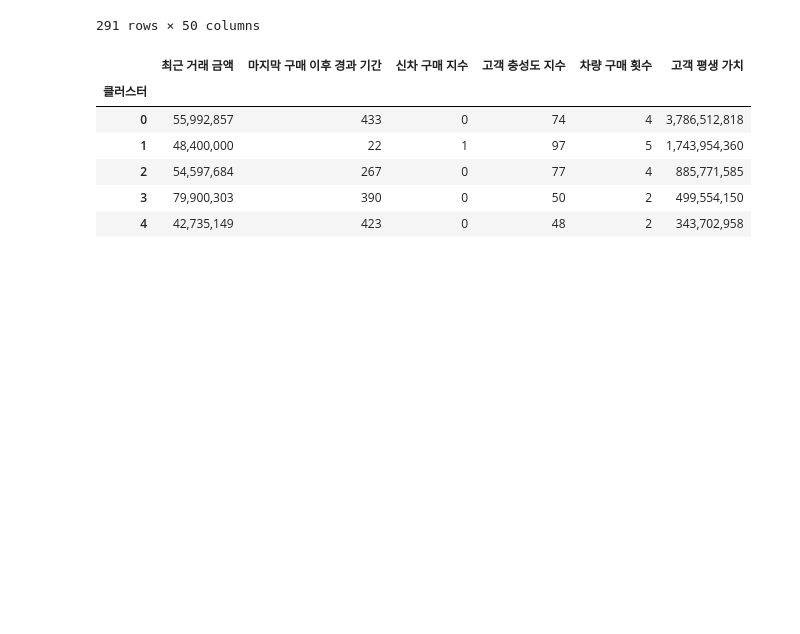
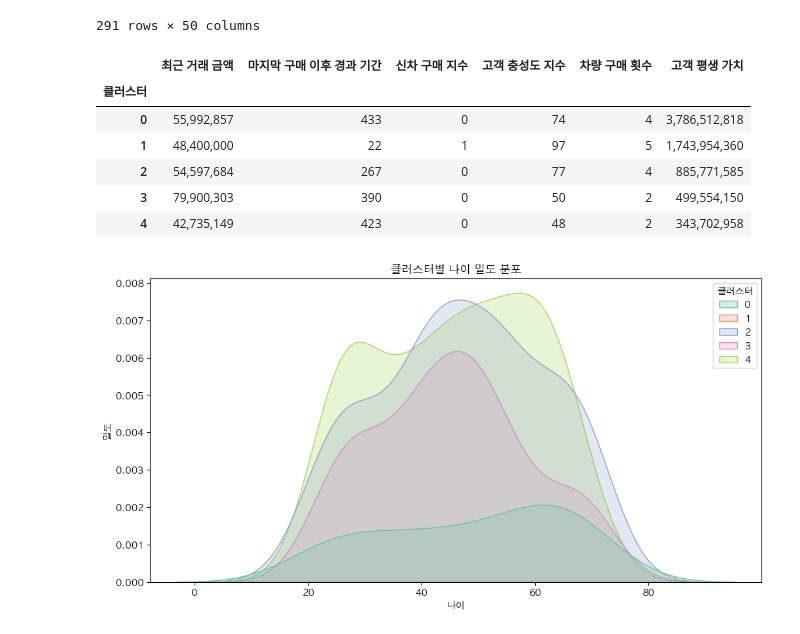
Before and after one commit to CodeWorks-hi/hyundai-crm-platform, a Jupyter notebook: jupyter/customer.ipynb, the cells around one changed output. Drawn from its saved outputs; the diff is of its cells as text; code cells hidden in the pictures; blank space fills up the shorter version.

```diff
--- a/jupyter/customer.ipynb
+++ b/jupyter/customer.ipynb
@@ -365,0 +373,12 @@ df.groupby('클러스터')[['최근 거래 금액','마지막 구매 이후 경
+# %%
+# 나이별로 클러스터링 분포도 시각화
+# KDE 그래프 (밀도 곡선)
+plt.figure(figsize=(12, 6))
+sb.kdeplot(data=df, x='현재 나이', hue='클러스터', fill=True, palette='Set2')
+
+plt.title('클러스터별 나이 밀도 분포')
+plt.xlabel('나이')
+plt.ylabel('밀도')
+plt.show()
+# %% [output]
+[figure, added]
```
Also changed, not shown: parts of 17 cells of this notebook.
